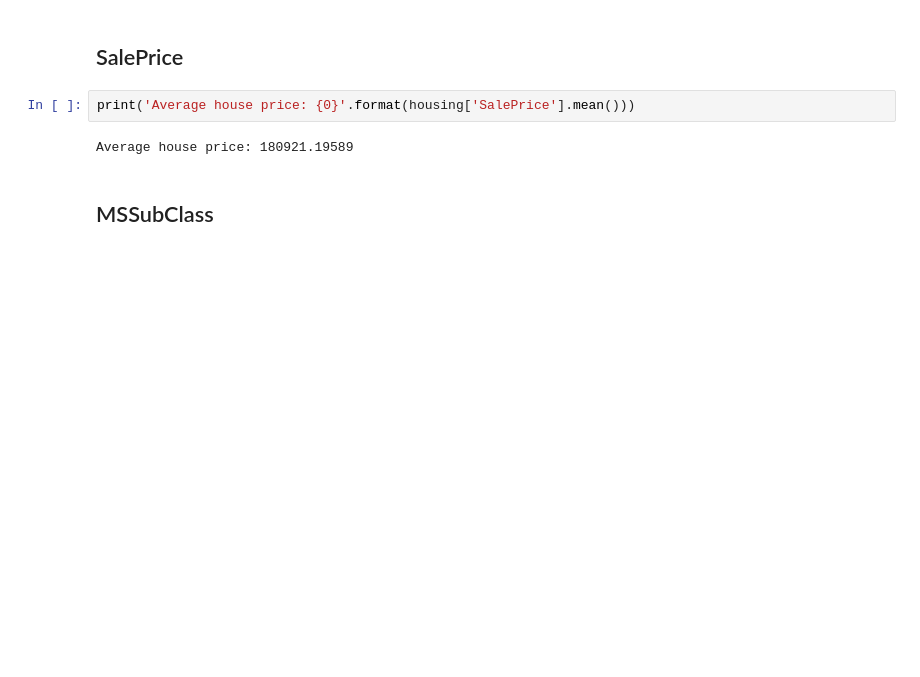
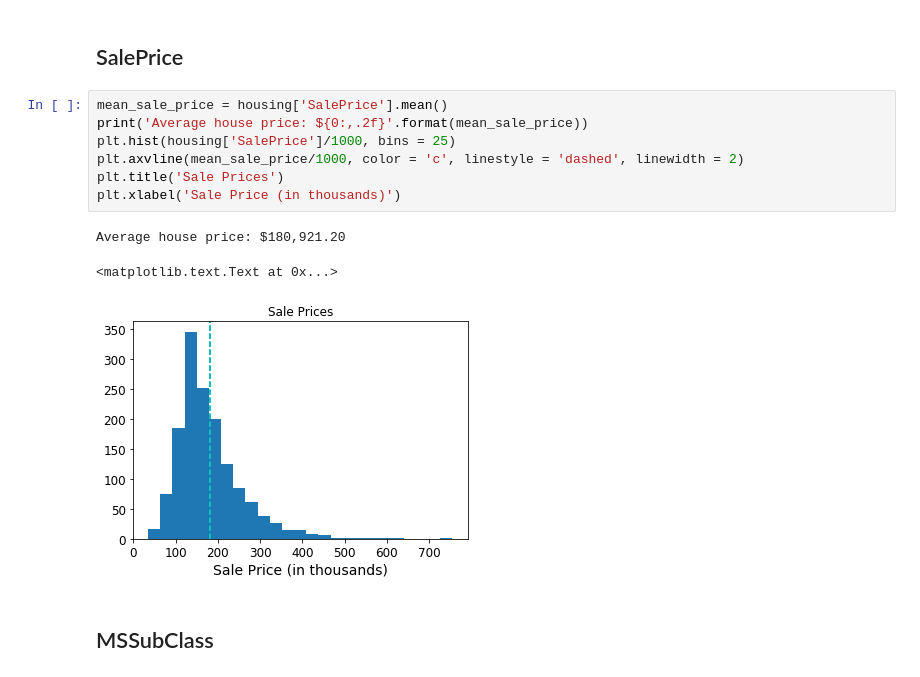
Before and after one commit to juanfbages/kaggle, a Jupyter notebook: housing_prices/notebooks/exploratory_analysis.ipynb, the cells around one changed output. Drawn from its saved outputs; the diff is of its cells as text; blank space fills up the shorter version.

```diff
--- a/housing_prices/notebooks/exploratory_analysis.ipynb
+++ b/housing_prices/notebooks/exploratory_analysis.ipynb
@@ -129,10 +136,17 @@ def scatter_category_plot(df, x, y, category):
     plt.show()
 # %% [markdown]
 ## SalePrice
-# %%
-print('Average house price: {0}'.format(housing['SalePrice'].mean()))
-# %% [output]
-Average house price: 180921.19589
+# %%
+mean_sale_price = housing['SalePrice'].mean()
+print('Average house price: ${0:,.2f}'.format(mean_sale_price))
+plt.hist(housing['SalePrice']/1000, bins = 25)
+plt.axvline(mean_sale_price/1000, color = 'c', linestyle = 'dashed', linewidth = 2)
+plt.title('Sale Prices')
+plt.xlabel('Sale Price (in thousands)')
+# %% [output]
+Average house price: $180,921.20
+<matplotlib.text.Text at 0x...>
+[figure, added]
 # %% [markdown]
 ## MSSubClass
 # %%
```
Also changed, not shown: parts of 6 cells of this notebook.
